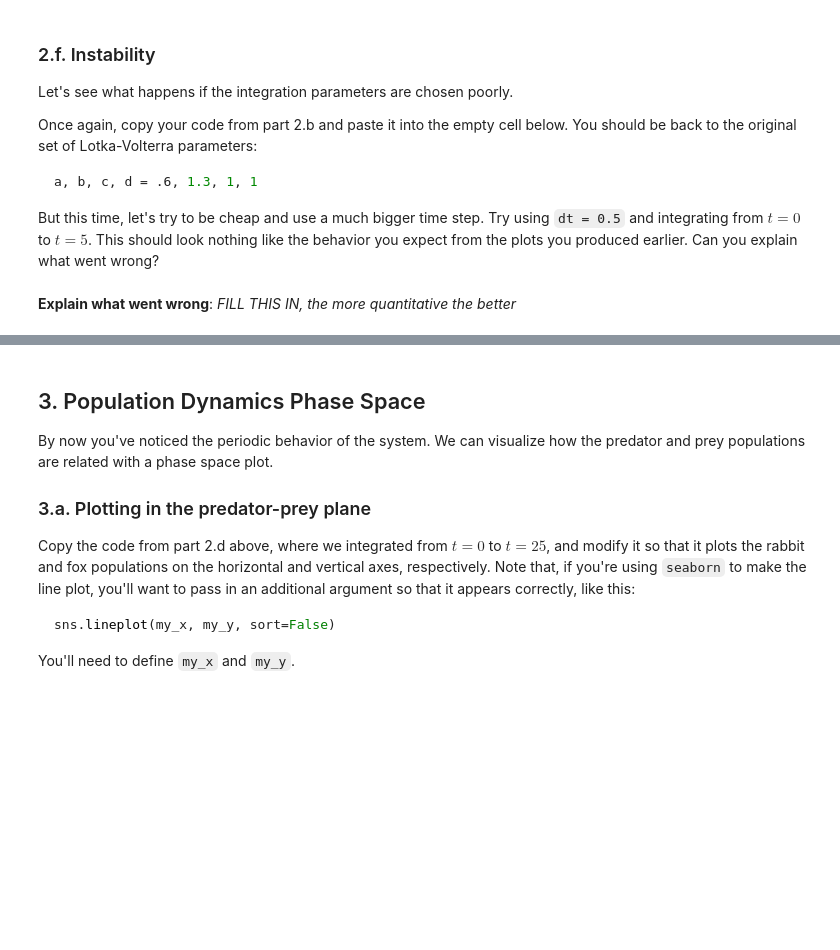
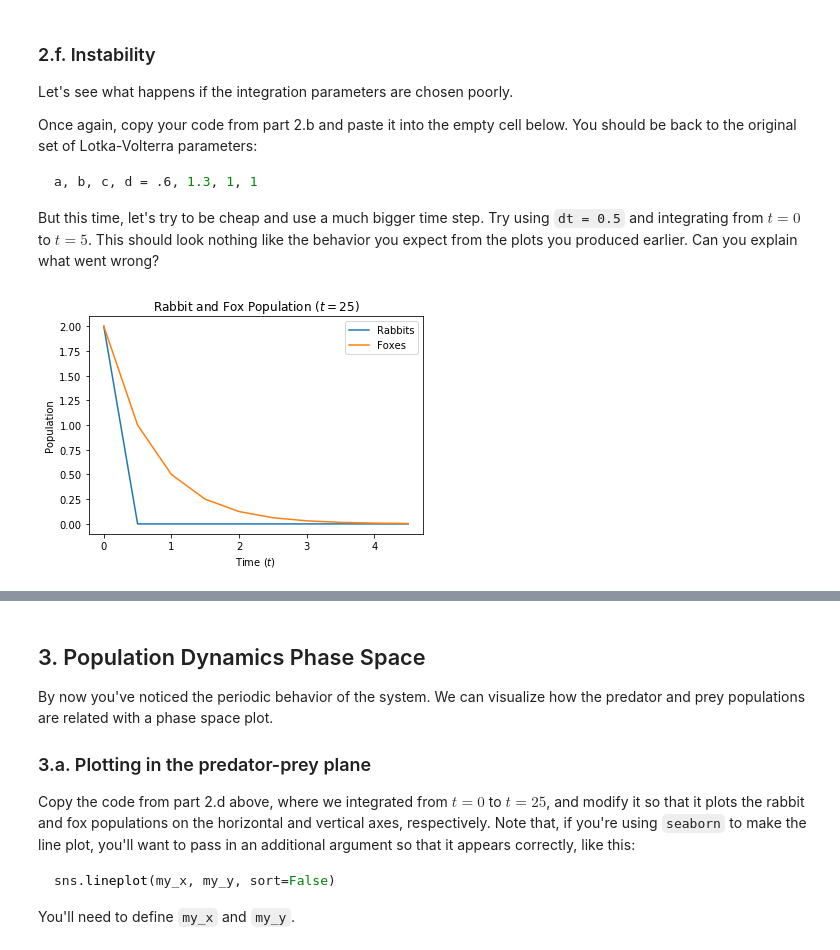
Before and after one commit to tupactopus/homework-3, a Jupyter notebook: homework-3.ipynb, the cells around one changed output, grey strips where cells are left out. Cells and saved outputs as stored; diff of their text form; code cells hidden in the pictures; blank space fills up the shorter version.

```diff
--- a/homework-3.ipynb
+++ b/homework-3.ipynb
@@ -148,2 +242,36 @@ a, b, c, d = .6, 1.3, 1.0, 1.0
-# %% [markdown]
-**Explain what went wrong**: *FILL THIS IN, the more quantitative the better*
+# %%
+%matplotlib inline
+import numpy as np
+import seaborn as sns
+import matplotlib.pyplot as plt
+
+a, b, c, d = .6, 1.3, 1, 1
+
+x0 = 2
+y0 = 2
+dt = 0.5
+time = np.arange(0,5,dt)
+
+xlist = []
+ylist = []
+
+# Initialize x and y
+x = x0
+y = y0
+
+# Iterate through each time to update the populations
+for t in time:
+    xlist.append(x)
+    ylist.append(y)
+    x = x + (dt * f(x,y,t))
+    y = y + (dt * g(x,y,t))
+
+
+sns.lineplot(time,xlist,label='Rabbits')
+sns.lineplot(time,ylist,label='Foxes')
+plt.xlabel(r'Time ($t$)')
+plt.ylabel(r'Population')
+plt.title("Rabbit and Fox Population ($t=25$)")
+plt.show()
+# %% [output]
+[figure, added]
```
Also changed, not shown: parts of 17 cells of this notebook.
